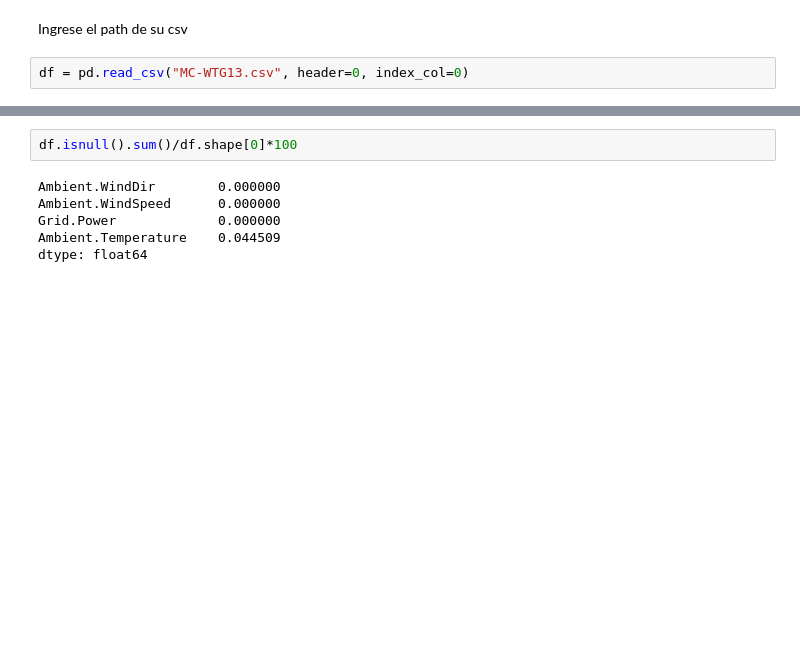
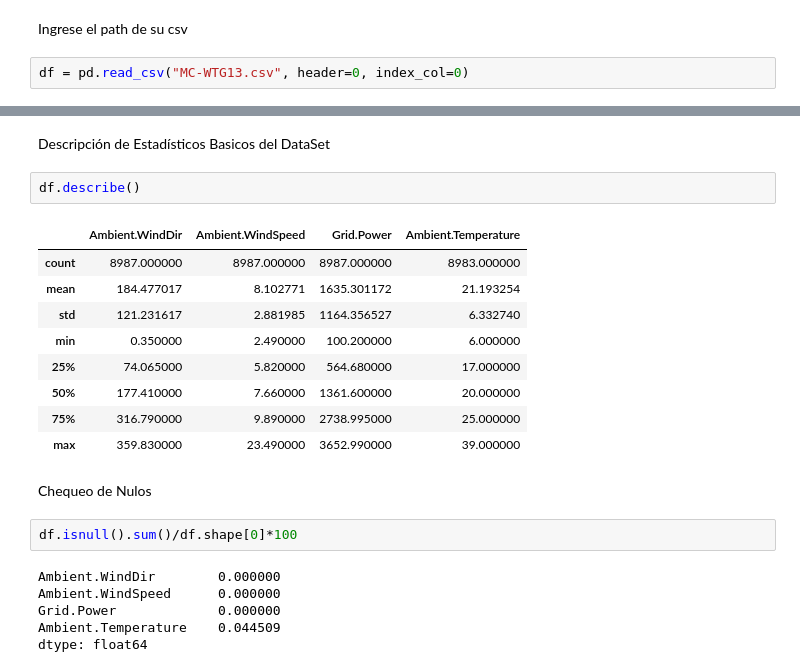
Before and after one commit to Jadurian/PoliRegCDD, a Jupyter notebook: Reg_Generator.ipynb, the cells around one changed output, grey strips where cells are left out. Saved outputs shown, nothing was run; the diff lists cells and outputs as text; blank space fills up the shorter version.

```diff
--- a/Reg_Generator.ipynb
+++ b/Reg_Generator.ipynb
@@ -32,3 +66,19 @@ df = pd.read_csv("MC-WTG13.csv", header=0, index_col=0)
+# %% [markdown]
+Descripción de Estadísticos Basicos del DataSet
+# %%
+df.describe()
+# %% [output]
+|  | Ambient.WindDir | Ambient.WindSpeed | Grid.Power | Ambient.Temperature |
+| count | 8987.000000 | 8987.000000 | 8987.000000 | 8983.000000 |
+| mean | 184.477017 | 8.102771 | 1635.301172 | 21.193254 |
+| std | 121.231617 | 2.881985 | 1164.356527 | 6.332740 |
+| min | 0.350000 | 2.490000 | 100.200000 | 6.000000 |
+| 25% | 74.065000 | 5.820000 | 564.680000 | 17.000000 |
+| 50% | 177.410000 | 7.660000 | 1361.600000 | 20.000000 |
+| 75% | 316.790000 | 9.890000 | 2738.995000 | 25.000000 |
+| max | 359.830000 | 23.490000 | 3652.990000 | 39.000000 |
+# %% [markdown]
+Chequeo de Nulos
 # %%
 df.isnull().sum()/df.shape[0]*100
 # %% [output]
```
Also changed, not shown: parts of 30 cells of this notebook.
